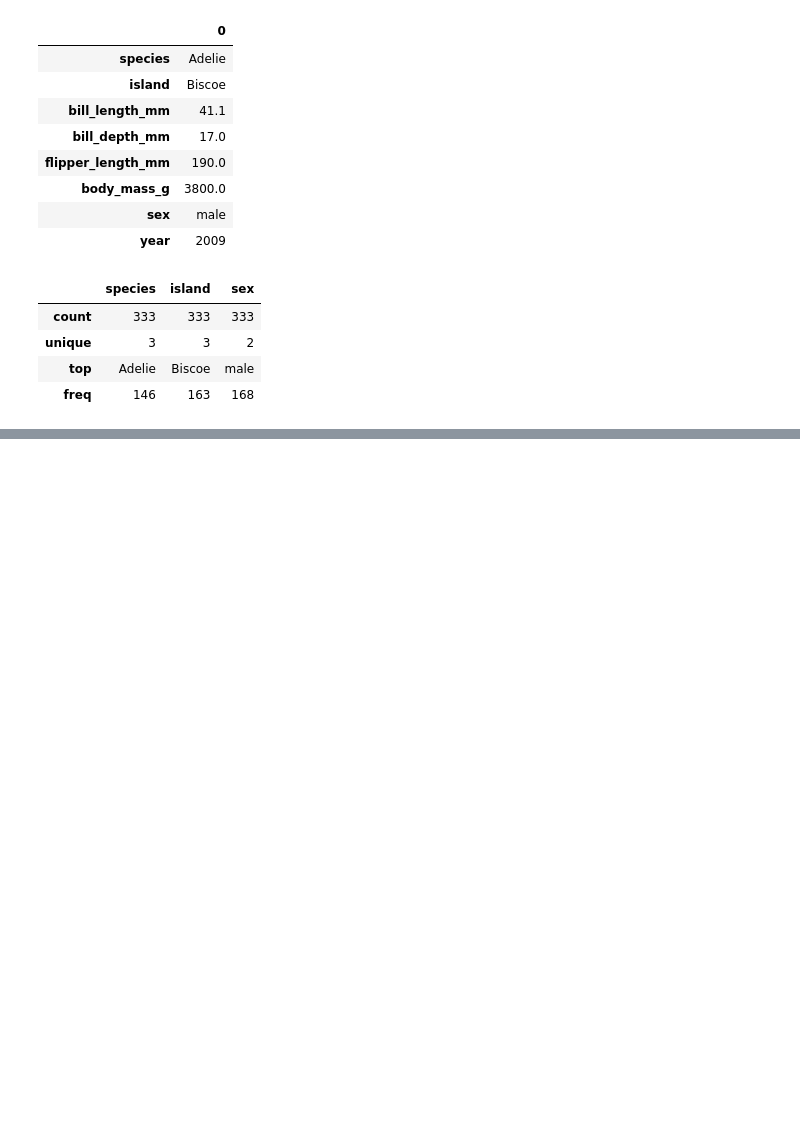
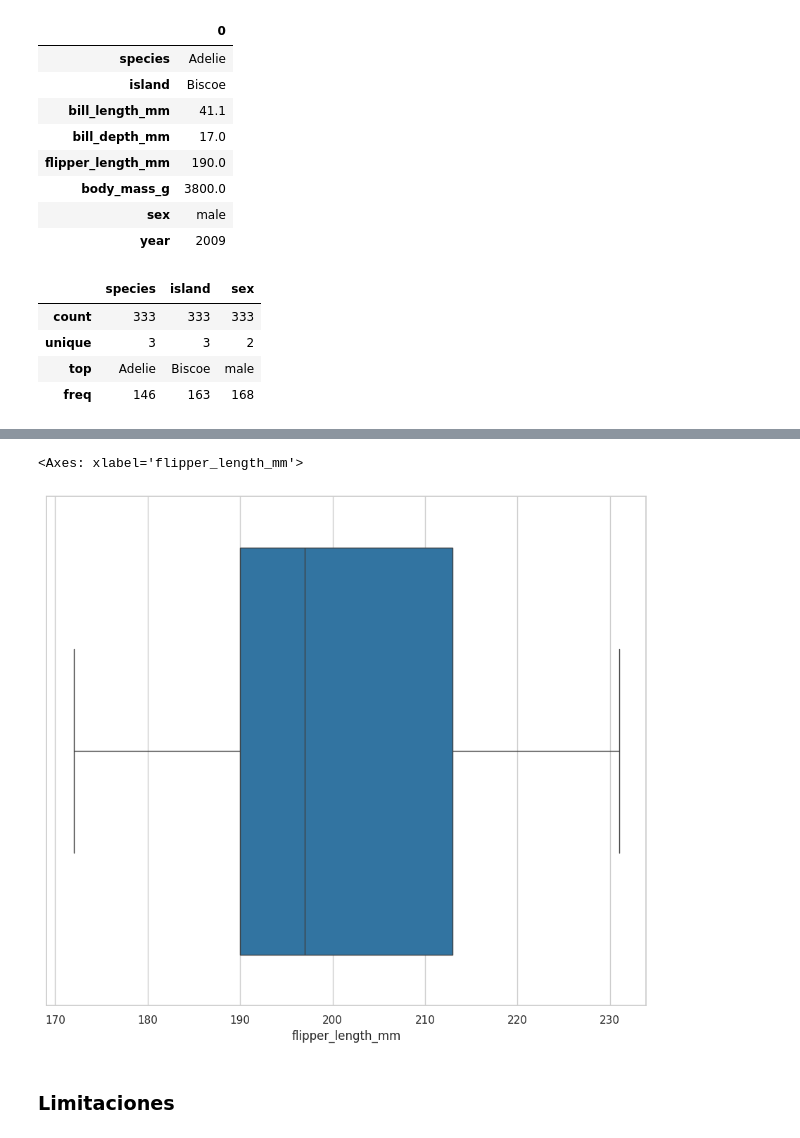
Before and after one commit to gabguagon/Py-EDA-penguins, a Jupyter notebook: penguins.ipynb, the cells around one changed output, grey strips where cells are left out. Drawn from its saved outputs; the diff is of its cells as text; code cells hidden in the pictures; blank space fills up the shorter version.

```diff
--- a/penguins.ipynb
+++ b/penguins.ipynb
@@ -574,0 +720,10 @@ processed_df.describe(include=object)
+# %%
+# Diagrama de caja / boxplot
+sns.boxplot(
+    x=processed_df.flipper_length_mm,
+)
+# %% [output]
+<Axes: xlabel='flipper_length_mm'>
+[figure, added]
+# %% [markdown]
+### Limitaciones
```
Also changed, not shown: parts of 13 cells of this notebook.
